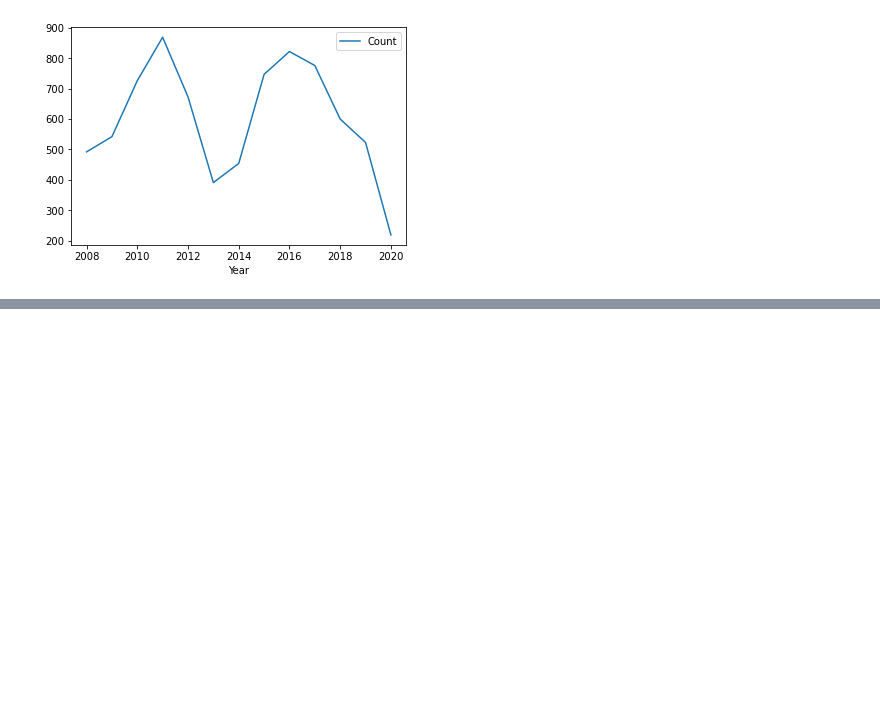
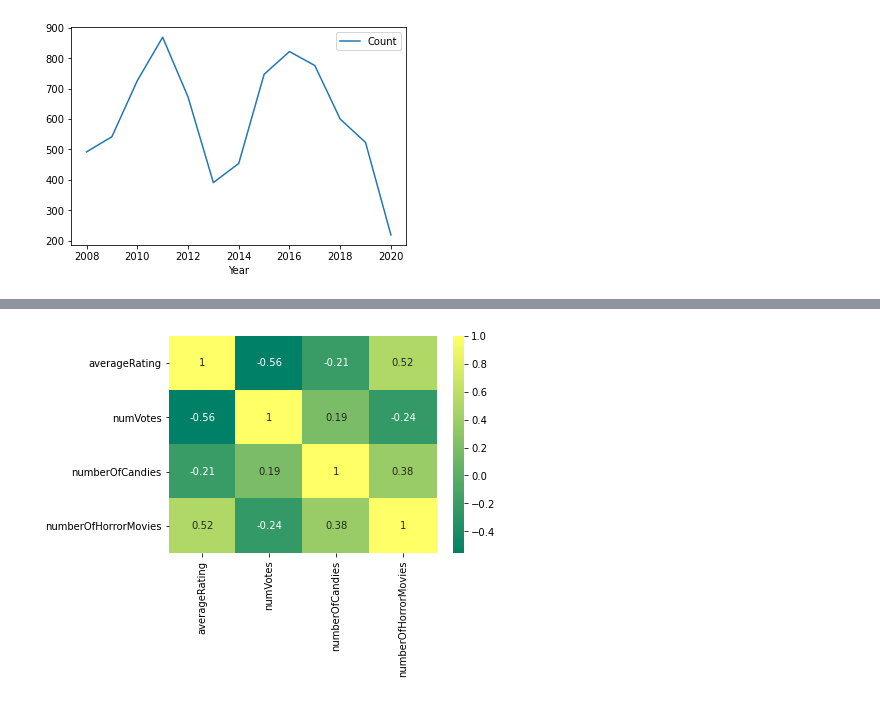
Before and after one commit to radroid/trick-or-treat-visualization, a Jupyter notebook: trick_or_treat_eda.ipynb, the cells around one changed output, grey strips where cells are left out. Saved outputs shown, nothing was run; the diff lists cells and outputs as text; code cells hidden in the pictures; blank space fills up the shorter version.

Commit message:
Update trick_or_treat_eda.ipynb
- Combine both the datasets
- Plot a correlation heatmap.

```diff
--- a/trick_or_treat_eda.ipynb
+++ b/trick_or_treat_eda.ipynb
@@ -372,3 +392,7 @@ halloween_df.head()
 halloween_df.groupby("Year").sum().plot();
 # %% [output]
 [figure]
+# %%
+combined_df = pd.concat([halloween_df.groupby("Year").sum(),
+                         imdb_horror_df2.groupby("startYear").mean().round(2)], axis=1)
+combined_df.head()
@@ -374,0 +406,4 @@ halloween_df.groupby("Year").sum().plot();
+# %%
+combined_df["numberOfCandies"] = combined_df["Count"]
+combined_df.drop("Count", axis=1, inplace=True)
+combined_df.head()
@@ -374,0 +417,3 @@ halloween_df.groupby("Year").sum().plot();
+# %%
+combined_df["numberOfHorrorMovies"] = imdb_horror_df2.groupby("startYear").count()["averageRating"]
+combined_df
@@ -374,0 +435,4 @@ halloween_df.groupby("Year").sum().plot();
+# %%
+sns.heatmap(combined_df.corr(), annot=True, cmap="summer");
+# %% [output]
+[figure, added]
```
Also changed, not shown: parts of 5 cells of this notebook.
